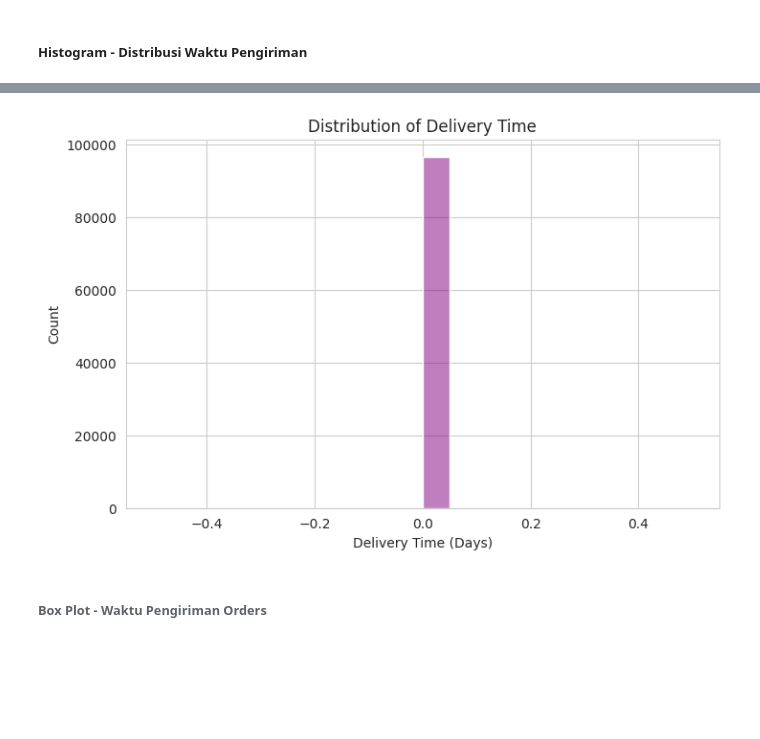
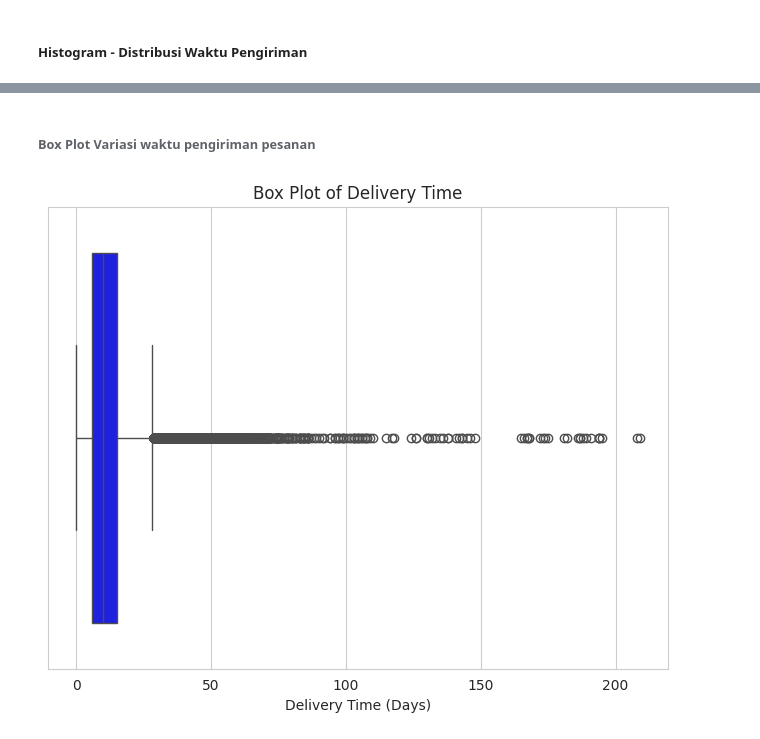
Before and after one commit to wahyunugroho424/proyek-analisis-data, a Jupyter notebook: notebook.ipynb, the cells around one changed output, grey strips where cells are left out. Saved outputs shown, nothing was run; the diff lists cells and outputs as text; code cells hidden in the pictures; blank space fills up the shorter version.

```diff
--- a/notebook.ipynb
+++ b/notebook.ipynb
@@ -374,3 +346,18 @@ plt.show()
 [figure]
 # %% [markdown]
 ##### Histogram - Distribusi Waktu Pengiriman
+# %%
+# Histogram - Distribusi waktu pengiriman pesanan
+df = pd.read_csv("https://raw.githubusercontent.com/wahyunugroho424/proyek-analisis-data/main/data/orders_dataset.csv")
+# Mengonversi kolom tanggal menjadi tipe data datetime
+df["order_purchase_timestamp"] = pd.to_datetime(df["order_purchase_timestamp"])
+df["order_delivered_customer_date"] = pd.to_datetime(df["order_delivered_customer_date"])
+#visual histogram
+df["delivery_time"] = (df["order_delivered_customer_date"] - df["order_purchase_timestamp"]).dt.days
+df_clean = df.dropna(subset=["delivery_time"])
+plt.figure(figsize=(10, 6))
+sns.histplot(df_clean["delivery_time"], bins=30, kde=True, color="blue")
+plt.xlabel("Delivery Time (Days)")
+plt.ylabel("Number of Orders")
+plt.title("Distribution of Delivery Time")
+plt.show()
@@ -377,15 +366,10 @@ plt.show()
+# %% [markdown]
+###### Box Plot Variasi waktu pengiriman pesanan
 # %%
-orders_df["order_delivered_customer_date"] = pd.to_datetime(orders_df["order_delivered_customer_date"])
-delivery_time = orders_df["order_delivered_customer_date"] - orders_df["order_delivered_customer_date"]
-delivery_time = delivery_time.apply(lambda x: x.total_seconds())
-orders_df["delivery_time"] = round(delivery_time/86400)
-
-plt.figure(figsize=(8,5))
-sns.histplot(orders_df["delivery_time"].dropna(), bins=20, kde=True, color='purple')
+plt.figure(figsize=(8, 6))
+sns.boxplot(x=df_clean["delivery_time"], color="blue")
 plt.xlabel("Delivery Time (Days)")
-plt.title("Distribution of Delivery Time")
+plt.title("Box Plot of Delivery Time")
 plt.show()
 # %% [output]
-[figure, old version]
+[figure, new version]
-# %% [markdown]
-######  Box Plot - Waktu Pengiriman Orders
```
Also changed, not shown: parts of 13 cells of this notebook.
